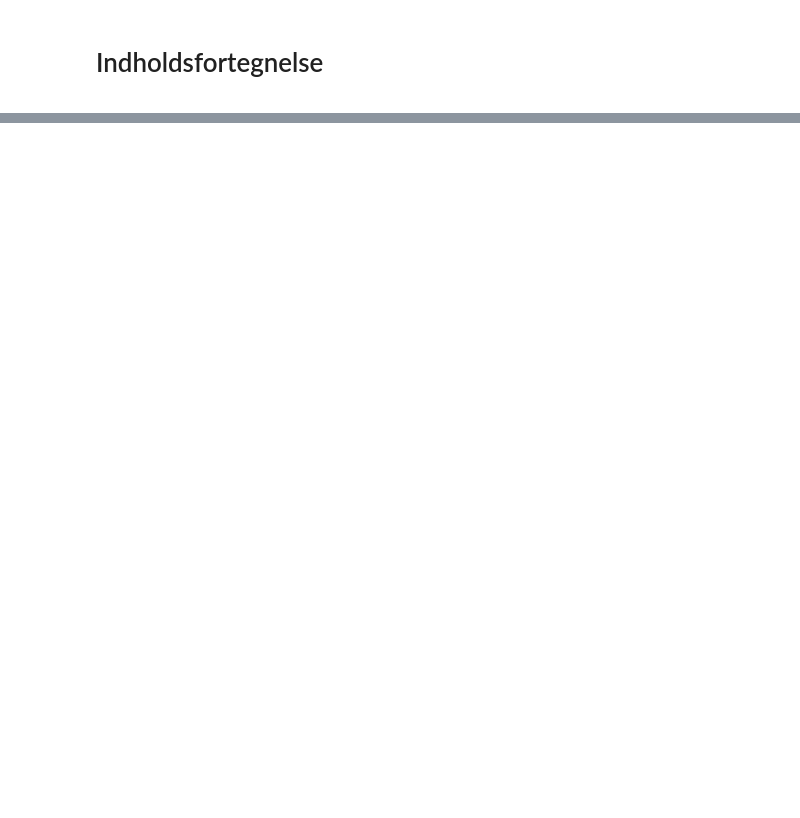
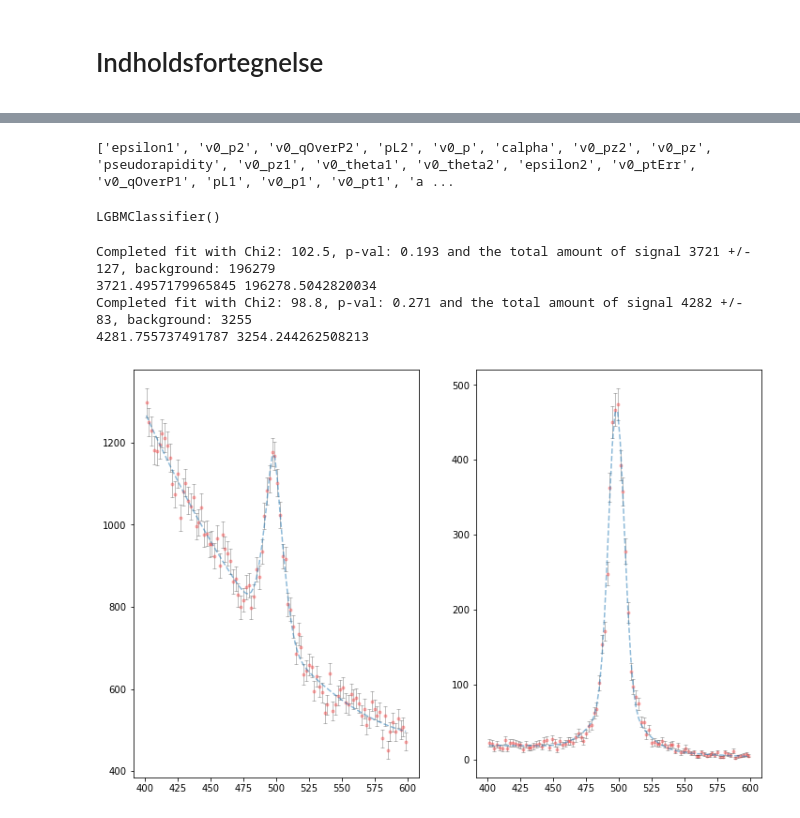
Before and after one commit to JohannSeverin/PUK_ml_high, a Jupyter notebook: Parameter_selection.ipynb, the cells around one changed output, grey strips where cells are left out. Saved outputs shown, nothing was run; the diff lists cells and outputs as text; code cells hidden in the pictures; blank space fills up the shorter version.

```diff
--- a/Parameter_selection.ipynb
+++ b/Parameter_selection.ipynb
@@ -9,0 +122,35 @@ import matplotlib.pyplot as plt
+# %%
+# most_corr = df_test.corrwith(mass_test).sort_values()[:8]
+most_corr = ['epsilon1', 'v0_p2', 'v0_qOverP2', 'pL2', 'v0_p', 'calpha', 'v0_pz2', 'v0_pz',
+ 'pseudorapidity', 'v0_pz1', 'v0_theta1', 'v0_theta2', 'epsilon2', 'v0_ptErr',
+ 'v0_qOverP1', 'pL1', 'v0_p1', 'v0_pt1', 'alpha', 'Alpha', 'thetastar', 'pT', 'v0_rxy', 'v0_rxyErr'] + list(df_test.loc[:, params].corrwith(mass_test, method = 'kendall').sort_values()[:4].index)
+print(most_corr)
+drop_cols = most_corr
+# drop_cols = list(most_corr.index)
+for col in drop_cols:
+    if col in params:
+        params.remove(col)
+# %% [output]
+['epsilon1', 'v0_p2', 'v0_qOverP2', 'pL2', 'v0_p', 'calpha', 'v0_pz2', 'v0_pz', 'pseudorapidity', 'v0_pz1', 'v0_theta1', 'v0_theta2', 'epsilon2', 'v0_ptErr', 'v0_qOverP1', 'pL1', 'v0_p1', 'v0_pt1', 'a ...
+# %%
+model = LGBMClassifier()
+model.fit(df_train.loc[indicies, params], target)
+# %% [output]
+LGBMClassifier()
+# %%
+label = model.predict(df_test.loc[:, params])
+
+fig, ax = plt.subplots(figsize = (12, 8), ncols = 2)
+
+sig, back, err, _ = double_gauss_fit(mass_test, ax = ax[0])
+print(sig, back)
+sig, back, err, _ = double_gauss_fit(mass_test[label == 1], ax = ax[1])
+print(sig, back)
+
+# print(args)
+# %% [output]
+Completed fit with Chi2: 102.5, p-val: 0.193 and the total amount of signal 3721 +/- 127, background: 196279
+3721.4957179965845 196278.5042820034
+Completed fit with Chi2: 98.8, p-val: 0.271 and the total amount of signal 4282 +/- 83, background: 3255
+4281.755737491787 3254.244262508213
+[figure, added]
```
Also changed, not shown: parts of 14 cells of this notebook, 1 other file.
